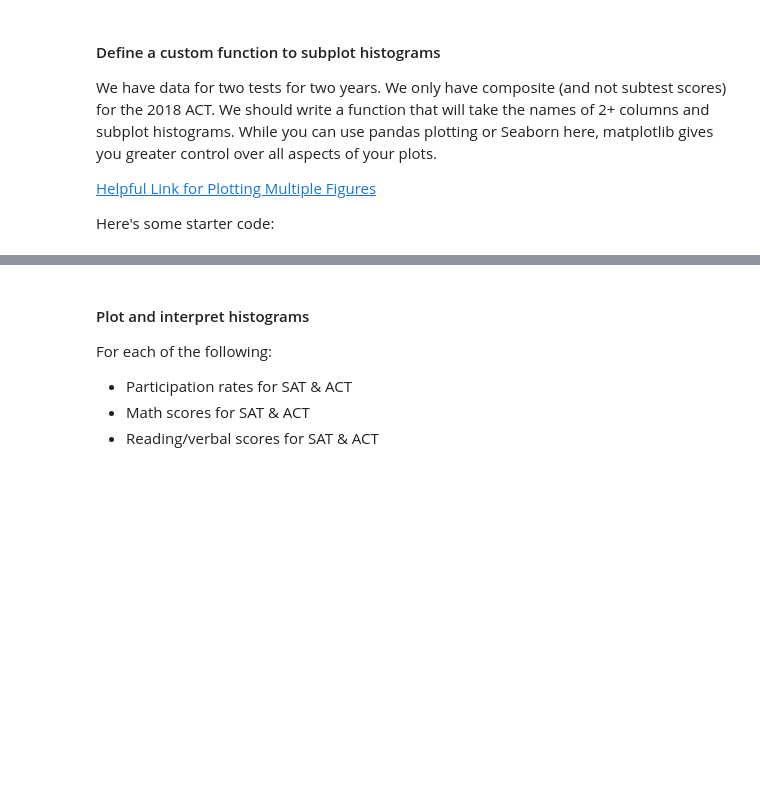
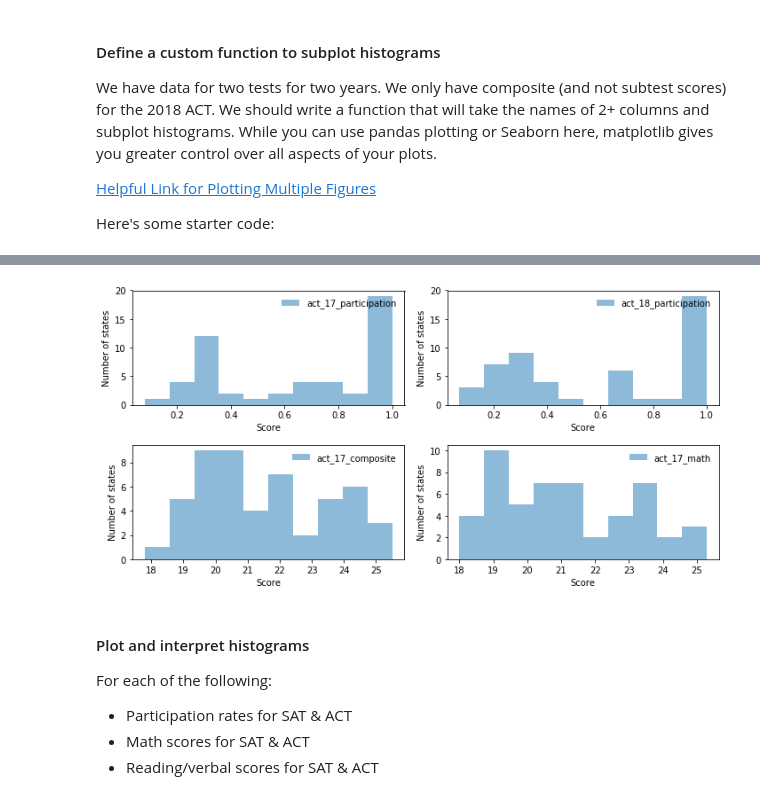
Before and after one commit to KennethChewx/Project_1, a Jupyter notebook: code/starter-code.ipynb, the cells around one changed output, grey strips where cells are left out. Cells and saved outputs as stored; diff of their text form; code cells hidden in the pictures; blank space fills up the shorter version.

Commit message:
Updated new 2018 sat file from yubin classmate and updated visulisation with extra plots

```diff
--- a/code/starter-code.ipynb
+++ b/code/starter-code.ipynb
@@ -643,14 +664,36 @@ We have data for two tests for two years. We only have composite (and not subtes
 [Helpful Link for Plotting Multiple Figures](https://matplotlib.org/users/pyplot_tutorial.html#working-with-multiple-figures-and-axes)
 
 Here's some starter code:
+# %%
+final.set_index('State',inplace=True)
 # %%
-def subplot_histograms(dataframe, list_of_columns, list_of_titles, list_of_xlabels):
-    nrows = int(np.ceil(len(list_of_columns)/2) # Makes sure you have enough rows
-    fig, ax = plt.subplots(nrows=nrows, ncols=2) # You'll want to specify your figsize
-    ax = ax.ravel() # Ravel turns a matrix into a vector, which is easier to iterate
-    for i, column in enumerate(list_of_columns): # Gives us an index value to get into all our lists
-        ax[i].hist(dataframe[column]) # feel free to add more settings
-        ax[i].set_xlabel('Smarts')
-        ax[i].set_ylabel('Probability density')
-        ax[i].set_title()
-                # Set titles, labels, etc here for each subplot
+def subplot_histograms(df):
+    ncols = 2
+    nrows = int(np.ceil(len(df.columns) / (1.0*ncols)))
+    fig, axes = plt.subplots(nrows=nrows, ncols=ncols, figsize=(10, 5))
+    counter = 0
+    for i in range(nrows):
+        for j in range(ncols):
+            ax = axes[i][j]
+            if counter < len(df.columns):      # Plot when we have data
+                ax.hist(df[df.columns[counter]], bins=10, alpha=0.5, label='{}'.format(df.columns[counter]))
+                ax.set_xlabel('Score')
+                ax.set_ylabel('Number of states')
+                leg = ax.legend(loc='upper right')
+                leg.draw_frame(False)
+        # Remove axis when we no longer have data
+            else:
+                ax.set_axis_off()
+
+            counter += 1
+    plt.tight_layout()
+    plt.show()
+
+
+#def subplot_histograms(dataframe, list_of_columns, list_of_titles, list_of_xlabels):
+#    nrows = int(np.ceil(len(list_of_columns)/2) # Makes sure you have enough rows
+#    fig, ax = plt.subplots(nrows=nrows, ncols=2) # You'll want to specify your figsize
+#    ax = ax.ravel() # Ravel turns a matrix into a vector, which is easier to iterate
+#    for i, column in enumerate(list_of_columns): # Gives us an index value to get into all our lists
+#        ax[i].hist(dataframe[column]) # feel free to add more settings
+#        # Set titles, labels, etc here for each subplot
@@ -659,3 +700,7 @@ SyntaxError: invalid syntax (<ipython-input-299-4862f29de334>, line 3)
+# %%
+subplot_histograms(final[["act_17_participation",'act_18_participation','act_17_composite','act_17_math']])
+# %% [output]
+[figure, added]
 # %% [markdown]
 #### Plot and interpret histograms
 For each of the following:
```
Also changed, not shown: parts of 25 cells of this notebook, 4 other files.
